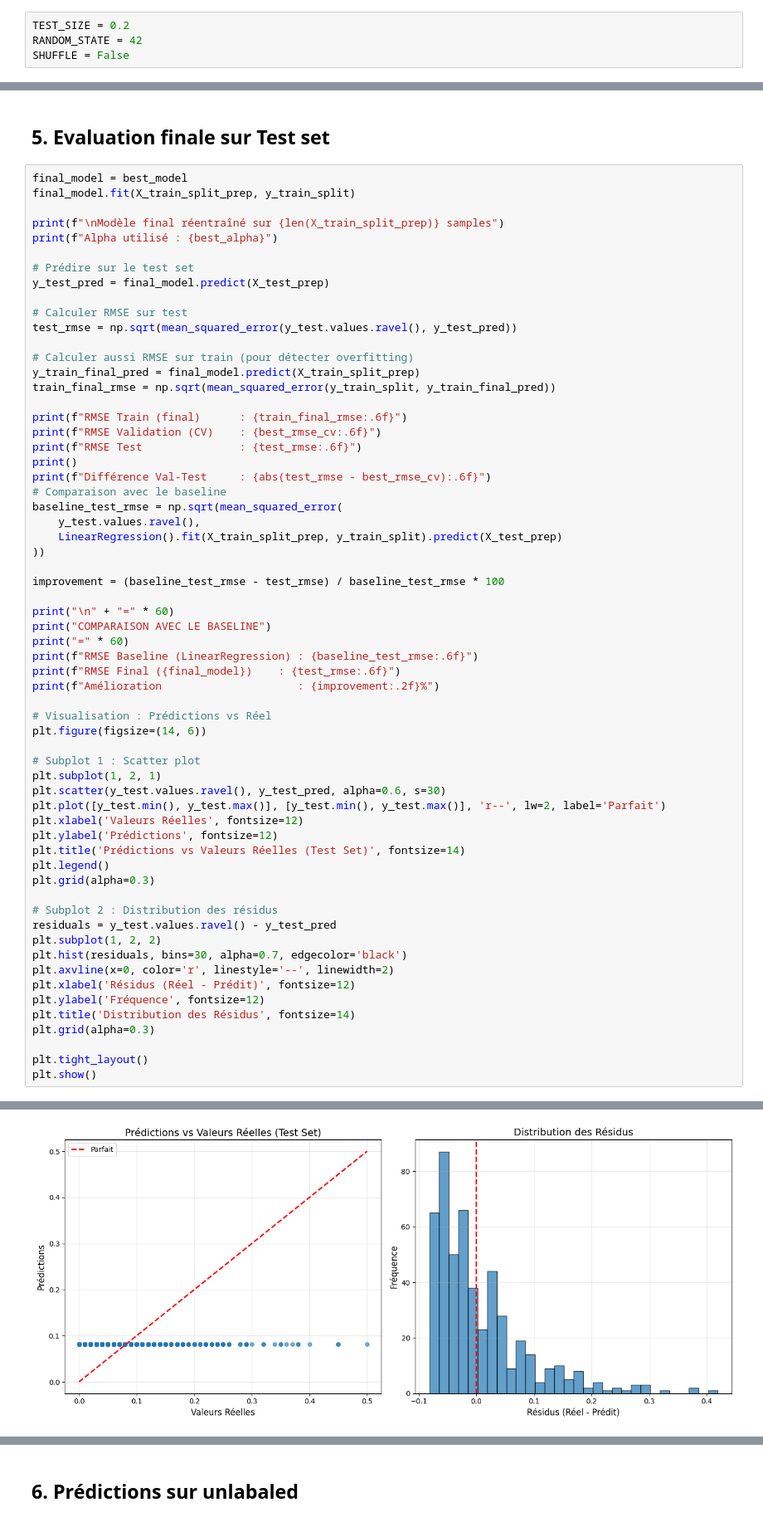
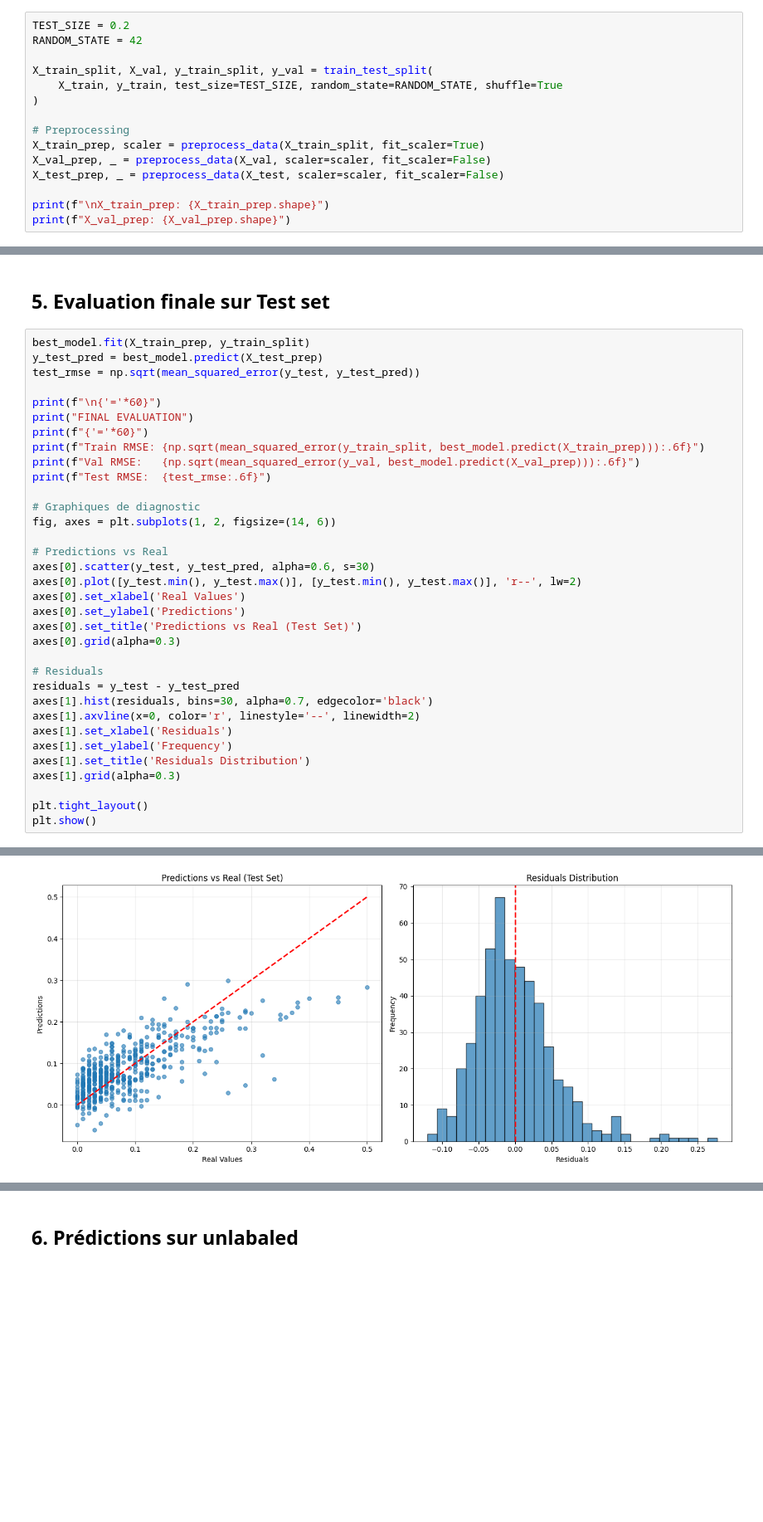
Before and after one commit to mat-bau/ml-project, a Jupyter notebook: notebooks/02_linear_model.ipynb, the cells around one changed output, grey strips where cells are left out. Shown at 83% size. Drawn from its saved outputs; the diff is of its cells as text; blank space fills up the shorter version.

```diff
--- a/notebooks/02_linear_model.ipynb
+++ b/notebooks/02_linear_model.ipynb
@@ -70,4 +69,15 @@ y_test: (499, 1)
 # %%
 TEST_SIZE = 0.2
 RANDOM_STATE = 42
-SHUFFLE = False
+
+X_train_split, X_val, y_train_split, y_val = train_test_split(
+    X_train, y_train, test_size=TEST_SIZE, random_state=RANDOM_STATE, shuffle=True
+)
+
+# Preprocessing
+X_train_prep, scaler = preprocess_data(X_train_split, fit_scaler=True)
+X_val_prep, _ = preprocess_data(X_val, scaler=scaler, fit_scaler=False)
+X_test_prep, _ = preprocess_data(X_test, scaler=scaler, fit_scaler=False)
+
+print(f"\nX_train_prep: {X_train_prep.shape}")
+print(f"X_val_prep: {X_val_prep.shape}")
@@ -512,64 +332,36 @@ Meilleur modèle sélectionné : Lasso(alpha=0.1)
 # %% [markdown]
 ## 5. Evaluation finale sur Test set
 # %%
-final_model = best_model
-final_model.fit(X_train_split_prep, y_train_split)
+best_model.fit(X_train_prep, y_train_split)
+y_test_pred = best_model.predict(X_test_prep)
+test_rmse = np.sqrt(mean_squared_error(y_test, y_test_pred))
 
-print(f"\nModèle final réentraîné sur {len(X_train_split_prep)} samples")
-print(f"Alpha utilisé : {best_alpha}")
+print(f"\n{'='*60}")
+print("FINAL EVALUATION")
+print(f"{'='*60}")
+print(f"Train RMSE: {np.sqrt(mean_squared_error(y_train_split, best_model.predict(X_train_prep))):.6f}")
+print(f"Val RMSE:   {np.sqrt(mean_squared_error(y_val, best_model.predict(X_val_prep))):.6f}")
+print(f"Test RMSE:  {test_rmse:.6f}")
 
-# Prédire sur le test set
-y_test_pred = final_model.predict(X_test_prep)
+# Graphiques de diagnostic
+fig, axes = plt.subplots(1, 2, figsize=(14, 6))
 
-# Calculer RMSE sur test
-test_rmse = np.sqrt(mean_squared_error(y_test.values.ravel(), y_test_pred))
+# Predictions vs Real
+axes[0].scatter(y_test, y_test_pred, alpha=0.6, s=30)
+axes[0].plot([y_test.min(), y_test.max()], [y_test.min(), y_test.max()], 'r--', lw=2)
+axes[0].set_xlabel('Real Values')
+axes[0].set_ylabel('Predictions')
+axes[0].set_title('Predictions vs Real (Test Set)')
+axes[0].grid(alpha=0.3)
 
-# Calculer aussi RMSE sur train (pour détecter overfitting)
-y_train_final_pred = final_model.predict(X_train_split_prep)
-train_final_rmse = np.sqrt(mean_squared_error(y_train_split, y_train_final_pred))
-
-print(f"RMSE Train (final)      : {train_final_rmse:.6f}")
-print(f"RMSE Validation (CV)    : {best_rmse_cv:.6f}")
-print(f"RMSE Test               : {test_rmse:.6f}")
-print()
-print(f"Différence Val-Test     : {abs(test_rmse - best_rmse_cv):.6f}")
-# Comparaison avec le baseline
-baseline_test_rmse = np.sqrt(mean_squared_error(
-    y_test.values.ravel(),
-    LinearRegression().fit(X_train_split_prep, y_train_split).predict(X_test_prep)
-))
-
-improvement = (baseline_test_rmse - test_rmse) / baseline_test_rmse * 100
-
-print("\n" + "=" * 60)
-print("COMPARAISON AVEC LE BASELINE")
-print("=" * 60)
-print(f"RMSE Baseline (LinearRegression) : {baseline_test_rmse:.6f}")
-print(f"RMSE Final ({final_model})    : {test_rmse:.6f}")
-print(f"Amélioration                     : {improvement:.2f}%")
-
-# Visualisation : Prédictions vs Réel
-plt.figure(figsize=(14, 6))
-
-# Subplot 1 : Scatter plot
-plt.subplot(1, 2, 1)
-plt.scatter(y_test.values.ravel(), y_test_pred, alpha=0.6, s=30)
-plt.plot([y_test.min(), y_test.max()], [y_test.min(), y_test.max()], 'r--', lw=2, label='Parfait')
-plt.xlabel('Valeurs Réelles', fontsize=12)
-plt.ylabel('Prédictions', fontsize=12)
-plt.title('Prédictions vs Valeurs Réelles (Test Set)', fontsize=14)
-plt.legend()
-plt.grid(alpha=0.3)
-
-# Subplot 2 : Distribution des résidus
-residuals = y_test.values.ravel() - y_test_pred
-plt.subplot(1, 2, 2)
-plt.hist(residuals, bins=30, alpha=0.7, edgecolor='black')
-plt.axvline(x=0, color='r', linestyle='--', linewidth=2)
-plt.xlabel('Résidus (Réel - Prédit)', fontsize=12)
-plt.ylabel('Fréquence', fontsize=12)
-plt.title('Distribution des Résidus', fontsize=14)
-plt.grid(alpha=0.3)
+# Residuals
+residuals = y_test - y_test_pred
+axes[1].hist(residuals, bins=30, alpha=0.7, edgecolor='black')
+axes[1].axvline(x=0, color='r', linestyle='--', linewidth=2)
+axes[1].set_xlabel('Residuals')
+axes[1].set_ylabel('Frequency')
+axes[1].set_title('Residuals Distribution')
+axes[1].grid(alpha=0.3)
 
 plt.tight_layout()
 plt.show()
@@ -591,3 +375,3 @@ Amélioration                     : 0.63%
-[figure, old version]
+[figure, new version]
 # %% [markdown]
 ### Commentaire
```
Also changed, not shown: parts of 21 cells of this notebook, 4 other files.
